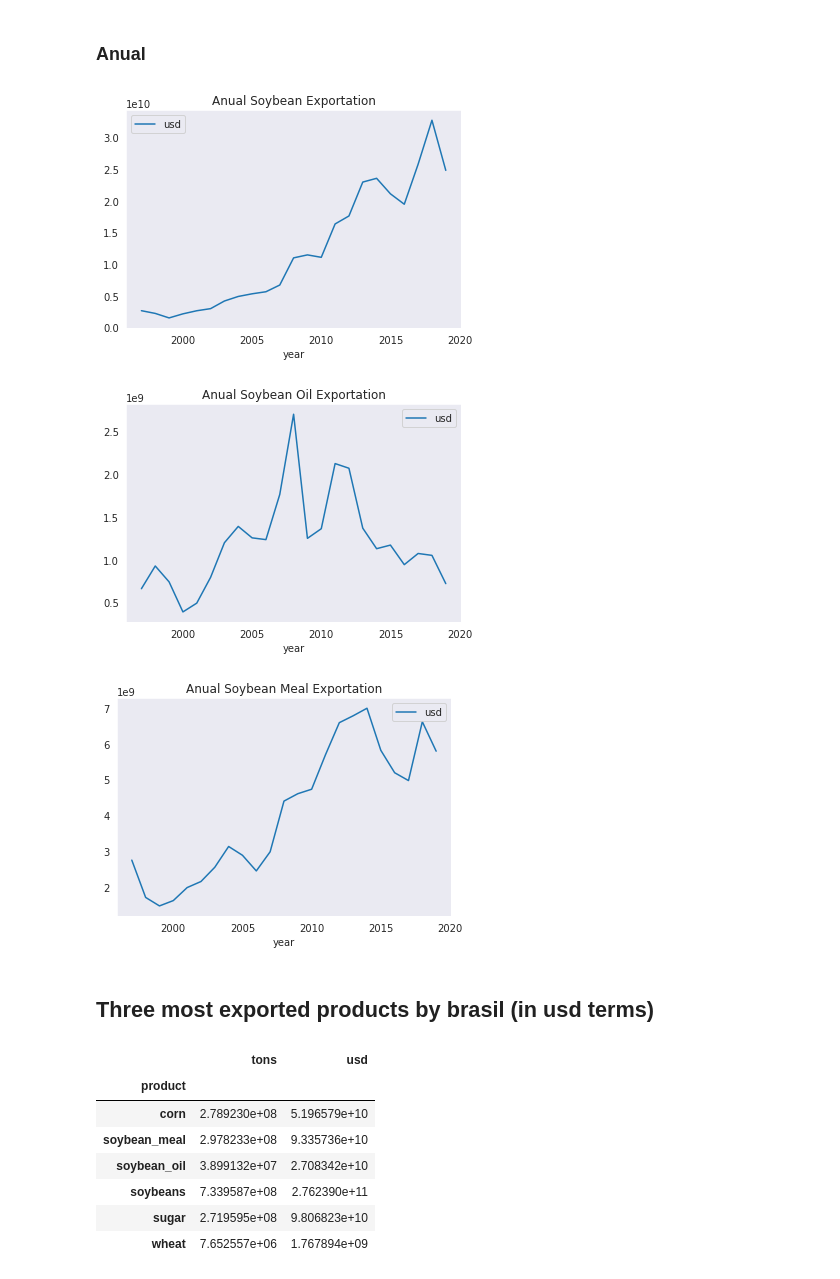
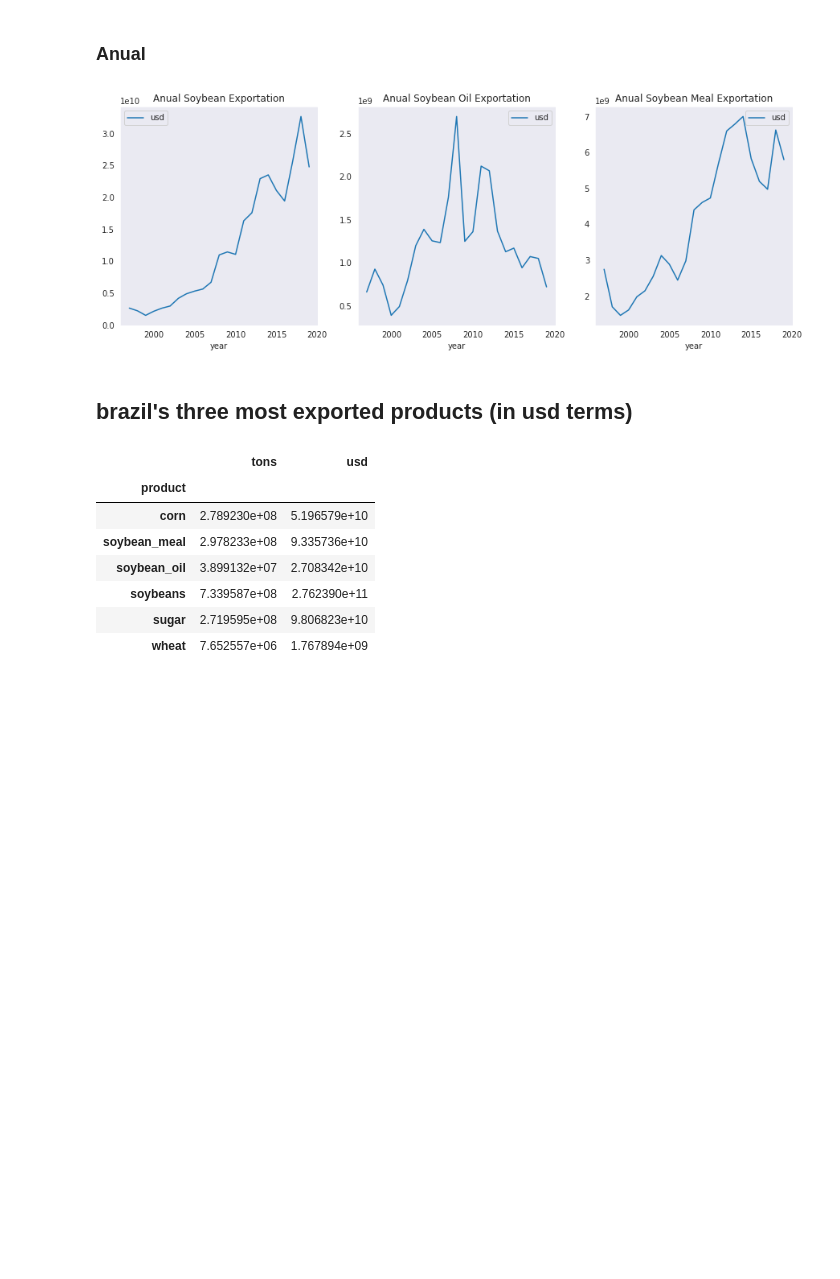
Before and after one commit to eduardo-vicentini/challenge, a Jupyter notebook: challenge2.ipynb, the cells around one changed output. Saved outputs shown, nothing was run; the diff lists cells and outputs as text; code cells hidden in the pictures; blank space fills up the shorter version.

```diff
--- a/challenge2.ipynb
+++ b/challenge2.ipynb
@@ -109,20 +108,20 @@ soybean_oil_year = soybean_oil_year.groupby("year").sum()
 soybean_year = soybean_year.groupby("year").sum()
 soybean_meal_year = soybean_meal_year.groupby("year").sum()
 # %%
-soybean_year.plot(title="Anual Soybean Exportation")
+fig, axes = plt.subplots(nrows=1, ncols=3, figsize=BIG_FIG)
+
+soybean_year.plot(title="Anual Soybean Exportation", ax=axes[0])
+
+
+soybean_oil_year.plot(title="Anual Soybean Oil Exportation", ax=axes[1])
+
+
+soybean_meal_year.plot(title="Anual Soybean Meal Exportation", ax=axes[2])
 plt.show()
-
-soybean_oil_year.plot(title="Anual Soybean Oil Exportation")
-plt.show()
-
-soybean_meal_year.plot(title="Anual Soybean Meal Exportation")
-plt.show()
 # %% [output]
-[figure, old version]
+[figure, new version]
-[figure, removed]
-[figure, removed]
 # %% [markdown]
-## Three most exported products by brasil (in usd terms)
+## brazil's three most exported products (in usd terms)
 # %%
 export.drop(columns=["state", "country", "type", "route"], inplace=True)
 # %%
```
Also changed, not shown: parts of 7 cells of this notebook.
